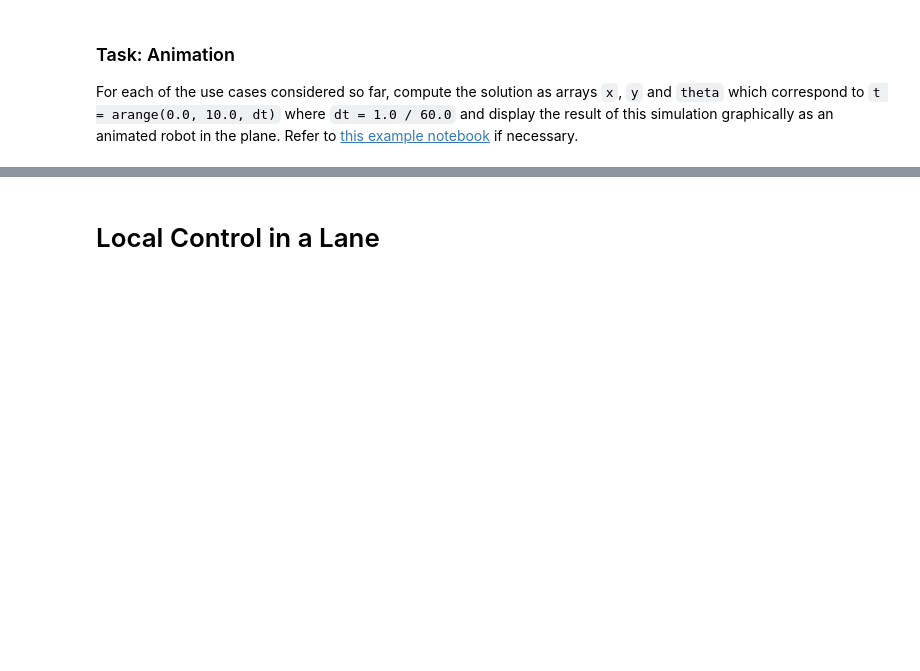
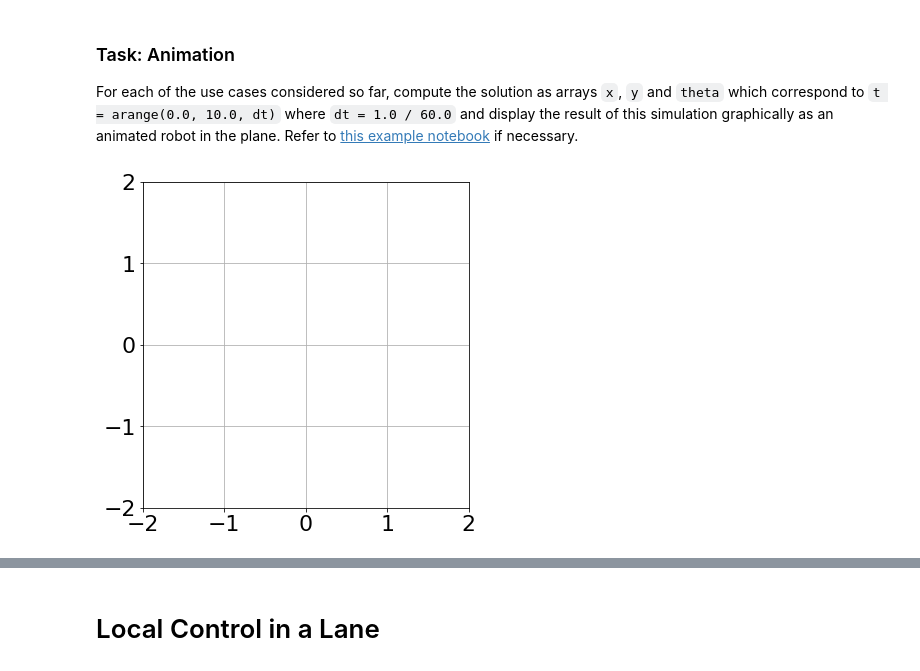
Before and after one commit to zechchair/Automatique-project, a Jupyter notebook: main.ipynb, the cells around one changed output, grey strips where cells are left out. Drawn from its saved outputs; the diff is of its cells as text; code cells hidden in the pictures; blank space fills up the shorter version.

```diff
--- a/main.ipynb
+++ b/main.ipynb
@@ -175,0 +277,12 @@ For each of the use cases considered so far, compute the solution as arrays `x`,
+# %%
+import scipy.integrate as integrate
+import matplotlib.animation as animation
+import matplotlib.patches as patches
+from IPython.display import HTML
+dt=1/60
+fig = figure()
+ax = fig.add_subplot(111, autoscale_on=False, xlim=(-2, 2), ylim=(-2, 2))
+ax.set_aspect('equal')
+ax.grid()
+# %% [output]
+[figure, added]
```
Also changed, not shown: parts of 6 cells of this notebook.
